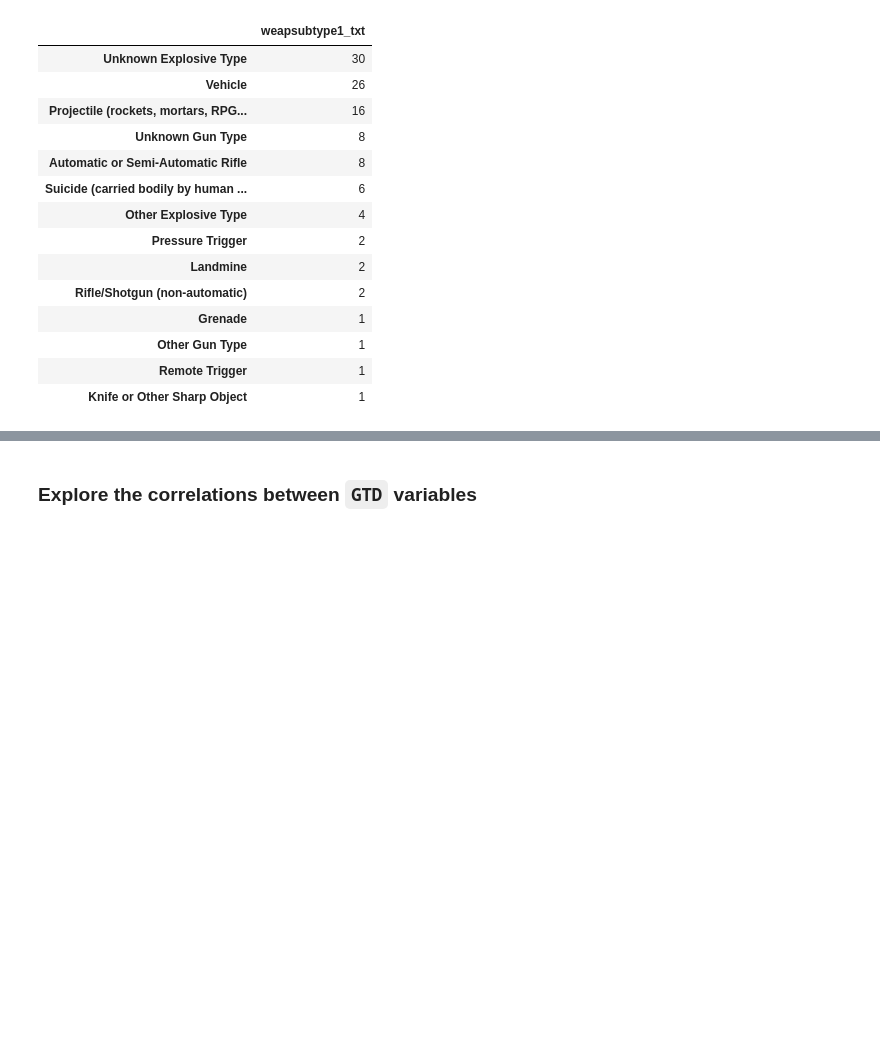
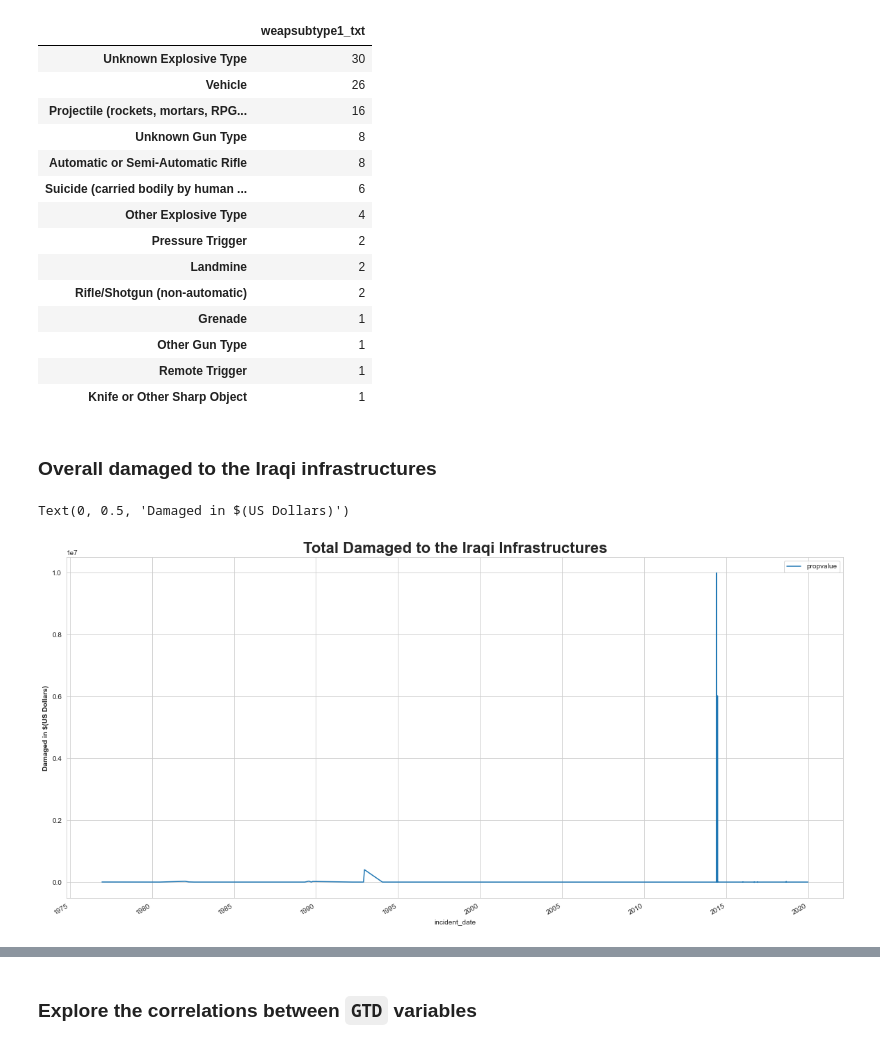
Before and after one commit to ratmadjads/DSC680, a Jupyter notebook: notebooks/DSC680_MileStoneThree_AtmadjaRio.ipynb, the cells around one changed output, grey strips where cells are left out. Drawn from its saved outputs; the diff is of its cells as text; code cells hidden in the pictures; blank space fills up the shorter version.

Commit message:
DSC-680: EDA damaged to the Iraqi infrastructures

```diff
--- a/notebooks/DSC680_MileStoneThree_AtmadjaRio.ipynb
+++ b/notebooks/DSC680_MileStoneThree_AtmadjaRio.ipynb
@@ -1082,3 +1190,12 @@ pd.DataFrame(iraq_df.query("nkillus >= 1")['weapsubtype1_txt'].value_counts())
 | Other Gun Type | 1 |
 | Remote Trigger | 1 |
 | Knife or Other Sharp Object | 1 |
+# %% [markdown]
+### **Overall damaged to the Iraqi infrastructures**
+# %%
+ax = iraq_df.query("property == 1").pivot_table(values='propvalue', index='incident_date', aggfunc='sum').replace({-99.0:0}).plot()
+ax.set_title("Total Damaged to the Iraqi Infrastructures", fontweight='bold', fontsize=22)
+ax.set_ylabel("Damaged in $(US Dollars)", fontweight='bold')
+# %% [output]
+Text(0, 0.5, 'Damaged in $(US Dollars)')
+[figure, added]
```
Also changed, not shown: parts of 30 cells of this notebook.
